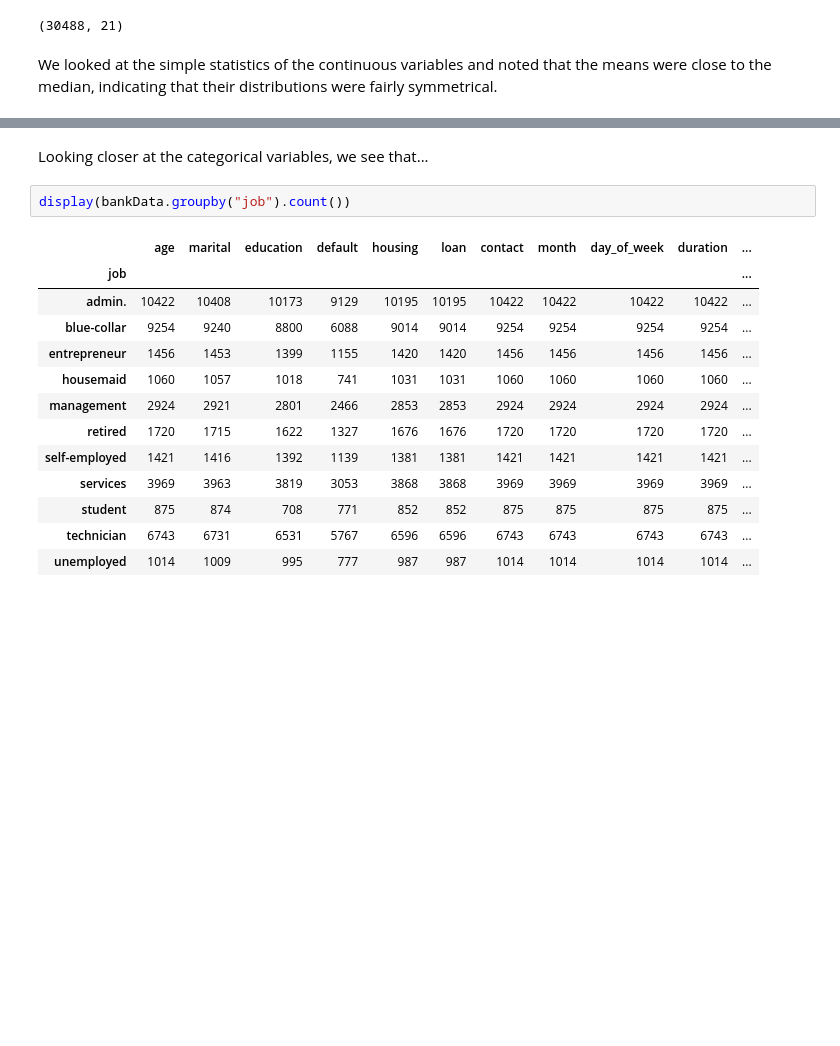
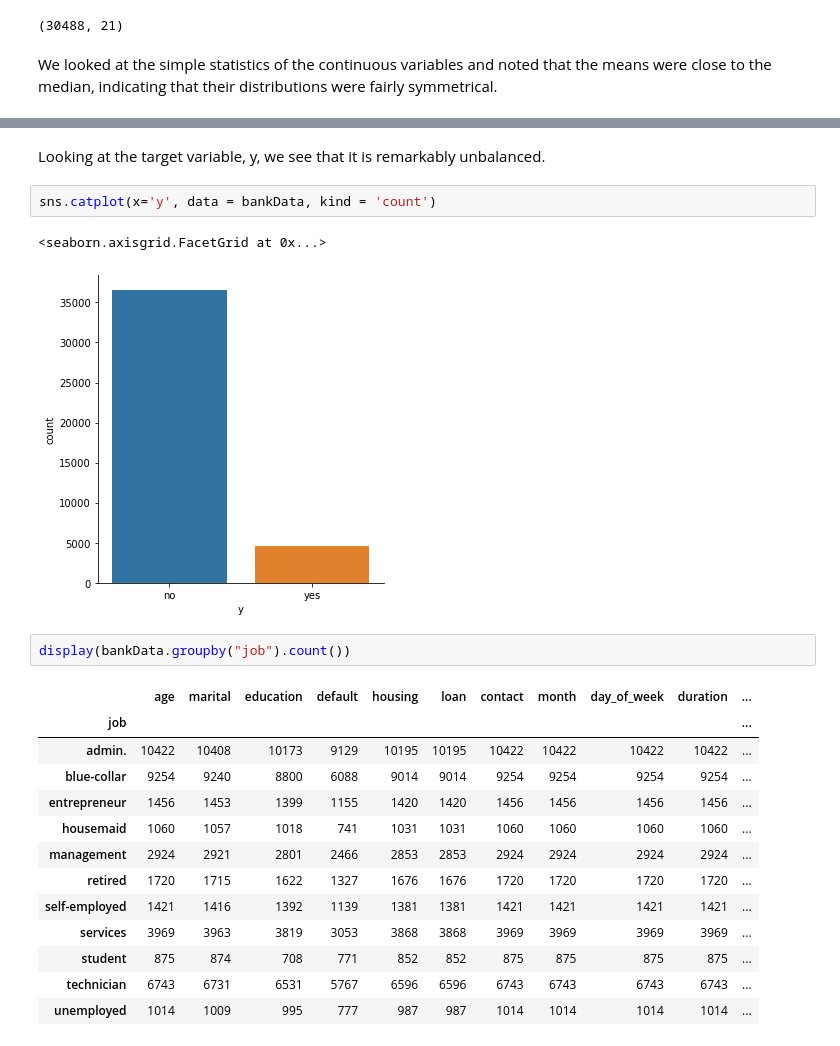
Before and after one commit to ChadKwong/DDSMachineLearning1, a Jupyter notebook: Lab 2/Lab 2.ipynb, the cells around one changed output, grey strips where cells are left out. Drawn from its saved outputs; the diff is of its cells as text; blank space fills up the shorter version.

Commit message:
Added some plots

```diff
--- a/Lab 2/Lab 2.ipynb
+++ b/Lab 2/Lab 2.ipynb
@@ -107,7 +107,12 @@ bankData.describe()
 | 75% | 47.00000 | 319.000000 | 3.000000 | 999.000000 | 0.000000 | 1.400000 | 93.994000 | -36.400000 | ... |
 | max | 98.00000 | 4918.000000 | 56.000000 | 999.000000 | 7.000000 | 1.400000 | 94.767000 | -26.900000 | ... |
 # %% [markdown]
-Looking closer at the categorical variables, we see that...
+Looking at the target variable, y, we see that it is remarkably unbalanced.
+# %%
+sns.catplot(x='y', data = bankData, kind = 'count')
+# %% [output]
+<seaborn.axisgrid.FacetGrid at 0x...>
+[figure, added]
 # %%
 display(bankData.groupby("job").count())
 # %% [output]
```
Also changed, not shown: parts of 1 cell of this notebook.
